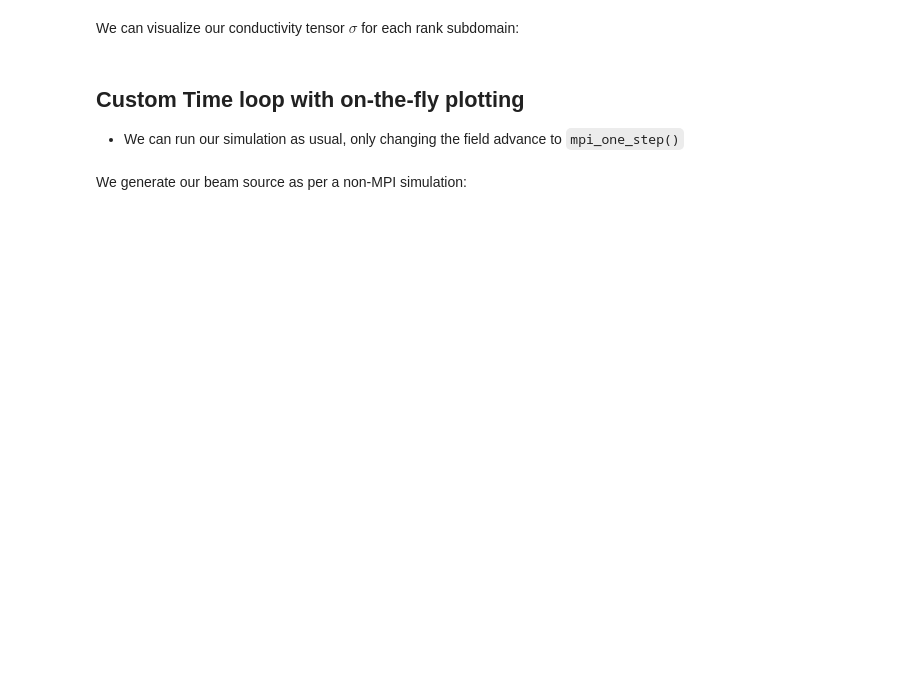
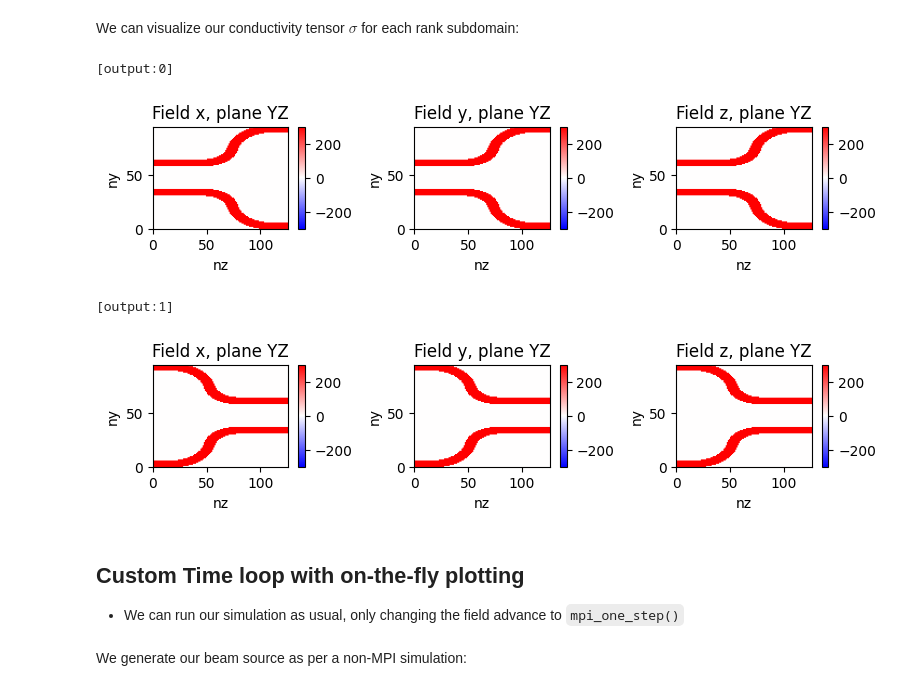
Before and after one commit to ImpedanCEI/wakis, a Jupyter notebook: notebooks/001b_Wakefield-MPI-simulation.ipynb, the cells around one changed output. Drawn from its saved outputs; the diff is of its cells as text; code cells hidden in the pictures; blank space fills up the shorter version.

```diff
--- a/notebooks/001b_Wakefield-MPI-simulation.ipynb
+++ b/notebooks/001b_Wakefield-MPI-simulation.ipynb
@@ -53,8 +58,8 @@ from tqdm import tqdm
 %%px
 # ---------- Domain setup ---------
 # Geometry & Materials
-solid_1 = 'notebooks/data/002_vacuum_cavity.stl'
-solid_2 = 'notebooks/data/002_lossymetal_shell.stl'
+solid_1 = 'data/001_vacuum_cavity.stl'
+solid_2 = 'data/001_lossymetal_shell.stl'
 
 stl_solids = {'cavity': solid_1,
               'shell': solid_2
@@ -69,9 +74,9 @@ solids = pv.read(solid_1) + pv.read(solid_2)
 xmin, xmax, ymin, ymax, ZMIN, ZMAX = solids.bounds
 
 # Number of mesh cells
-Nx = 95*2
-Ny = 95*2
-NZ = 161*2
+Nx = 95
+Ny = 95
+NZ = 250
 # %%
 %%px
 grid = GridFIT3D(xmin, xmax, ymin, ymax, ZMIN, ZMAX,
@@ -82,6 +87,6 @@ grid = GridFIT3D(xmin, xmax, ymin, ymax, ZMIN, ZMAX,
                 stl_scale=1.0,
                 stl_rotate=[0,0,0],
                 stl_translate=[0,0,0],
-                verbose=1)
+                verbose=2)
 
 print(f"Process {rank}: Handling Z range {grid.zmin} to {grid.zmax} with {grid.Nz} cells")
@@ -100,11 +133,12 @@ solver = SolverFIT3D(grid,
                     bc_high=bc_high,
                     use_stl=True,
                     use_mpi=True,
-                    use_gpu=True,
+                    use_gpu=False, # True if multi-GPU
                     bg='pec' # Background material
                     )
 
 # image folder creation
-img_folder = 'notebooks/005_img/'
+img_folder = '005_img/'
 if not os.path.exists(img_folder):
-    os.mkdir(img_folder)
+    if rank == 0:
+        os.mkdir(img_folder)
@@ -112,9 +161,12 @@ if not os.path.exists(img_folder):
 We can visualize our conductivity tensor $\sigma$ for each rank subdomain:
 # %%
 %%px
-for n in range(size):
-    if rank==n:
-        solver.sigma.inspect()
+solver.sigma.inspect()
+# %% [output]
+[output:0]
+[figure, added]
+[output:1]
+[figure, added]
 # %% [markdown]
 ## Custom Time loop with on-the-fly plotting
 * We can run our simulation as usual, only changing the field advance to `mpi_one_step()`
```
Also changed, not shown: parts of 18 cells of this notebook, 2 other files.
